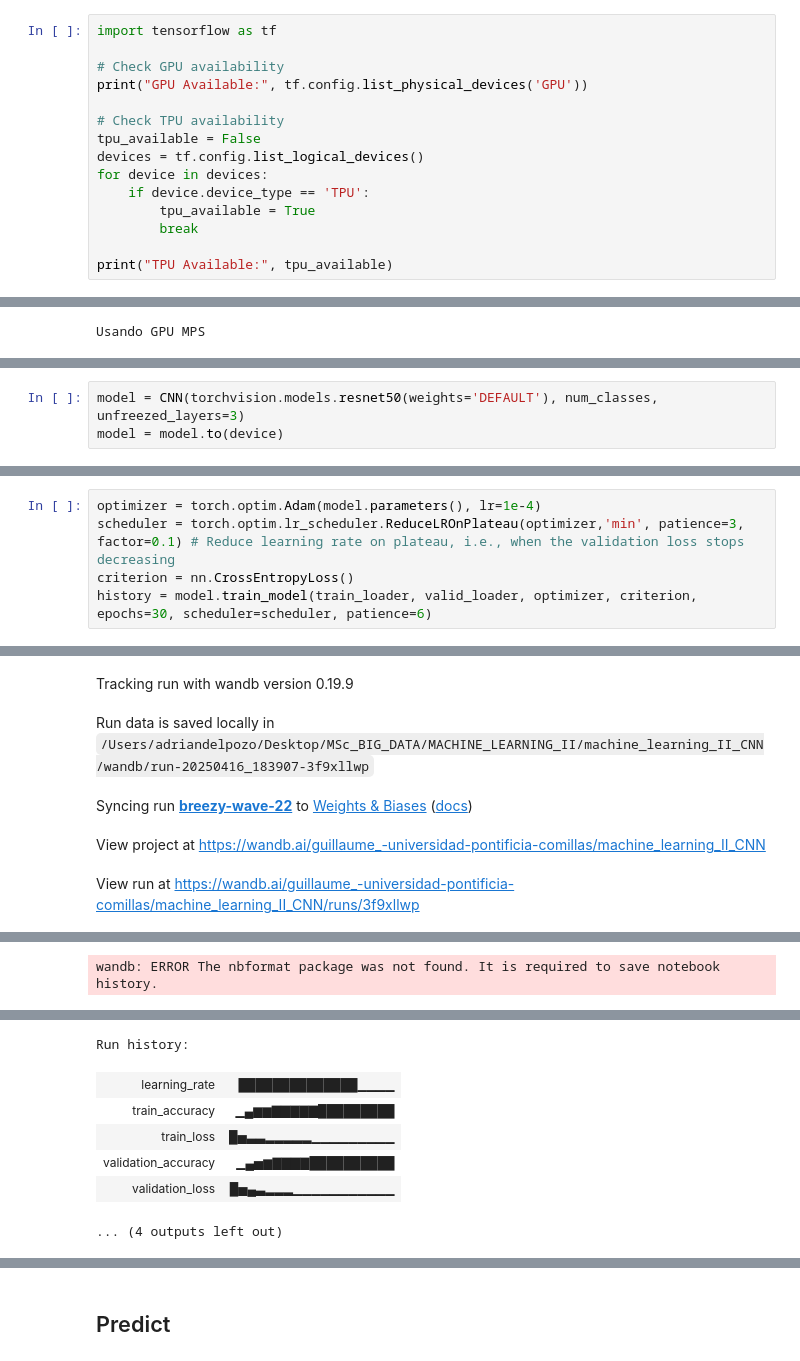
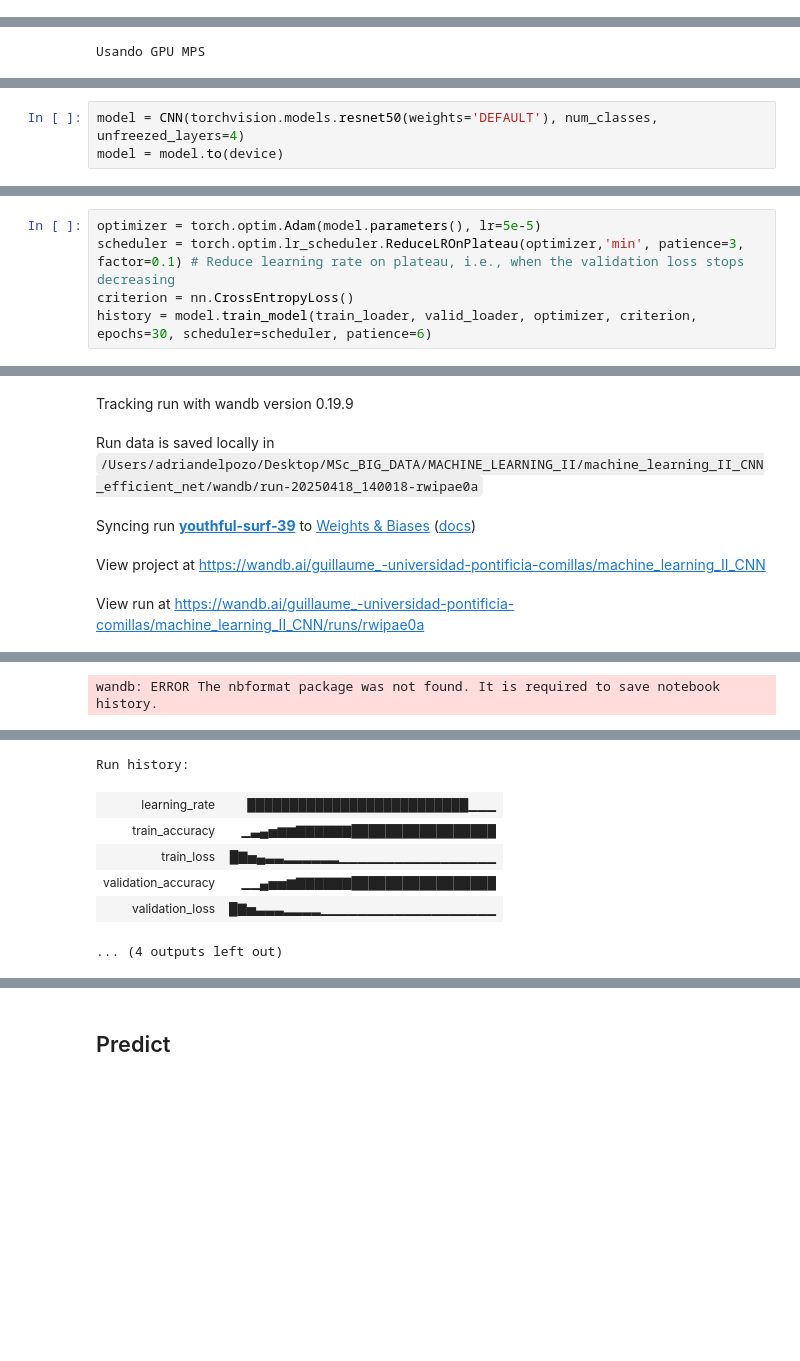
Before and after one commit to adriangustavodelpozomartin/machine_learning_II_CNN, a Jupyter notebook: 03TransferLearning_def.ipynb, the cells around one changed output, grey strips where cells are left out. Drawn from its saved outputs; the diff is of its cells as text; blank space fills up the shorter version.

Commit message:
2_unfreezed_layers_lr_5e-5

```diff
--- a/03TransferLearning_def.ipynb
+++ b/03TransferLearning_def.ipynb
@@ -4,18 +4,3 @@
 <img src ="embedded-picture-1" width=300 px>
 
 ***
-# %%
-import tensorflow as tf
-
-# Check GPU availability
-print("GPU Available:", tf.config.list_physical_devices('GPU'))
-
-# Check TPU availability
-tpu_available = False
-devices = tf.config.list_logical_devices()
-for device in devices:
-    if device.device_type == 'TPU':
-        tpu_available = True
-        break
-
-print("TPU Available:", tpu_available)
@@ -159,7 +141,7 @@ layer4.2.relu                            → ReLU(inplace=True)
 avgpool                                  → AdaptiveAvgPool2d(output_size=(1, 1))
 fc                                       → Linear(in_features=2048, out_features=1000, bias=True)
 # %%
-model = CNN(torchvision.models.resnet50(weights='DEFAULT'), num_classes, unfreezed_layers=3)
+model = CNN(torchvision.models.resnet50(weights='DEFAULT'), num_classes, unfreezed_layers=4)
 model = model.to(device)
 # %%
 
@@ -185,7 +167,7 @@ fc.0.bias                                                    -> requires_grad=Tr
 fc.3.weight                                                  -> requires_grad=True
 fc.3.bias                                                    -> requires_grad=True
 # %%
-optimizer = torch.optim.Adam(model.parameters(), lr=1e-4)
+optimizer = torch.optim.Adam(model.parameters(), lr=5e-5)
 scheduler = torch.optim.lr_scheduler.ReduceLROnPlateau(optimizer,'min', patience=3, factor=0.1) # Reduce learning rate on plateau, i.e., when the validation loss stops decreasing
 criterion = nn.CrossEntropyLoss()
 history = model.train_model(train_loader, valid_loader, optimizer, criterion, epochs=30, scheduler=scheduler, patience=6)
@@ -200,7 +176,7 @@ wandb: Appending key for api.wandb.ai to your netrc file: /Users/adriandelpozo/.
 wandb: Currently logged in as: adriangustavodelpozo (guillaume_-universidad-pontificia-comillas) to https://api.wandb.ai. Use `wandb login --relogin` to force relogin
 wandb: WARNING Using a boolean value for 'reinit' is deprecated. Use 'return_previous' or 'finish_previous' instead.
 Tracking run with wandb version 0.19.9
-Run data is saved locally in /Users/adriandelpozo/Desktop/MSc_BIG_DATA/MACHINE_LEARNING_II/machine_learning_II_CNN/wandb/run-20250416_183907-3f9xllwp
+Run data is saved locally in /Users/adriandelpozo/Desktop/MSc_BIG_DATA/MACHINE_LEARNING_II/machine_learning_II_CNN_efficient_net/wandb/run-20250418_140018-rwipae0a
-Syncing run breezy-wave-22 to Weights & Biases (docs)
+Syncing run youthful-surf-39 to Weights & Biases (docs)
 View project at https://wandb.ai/guillaume_-universidad-pontificia-comillas/machine_learning_II_CNN
-View run at https://wandb.ai/guillaume_-universidad-pontificia-comillas/machine_learning_II_CNN/runs/3f9xllwp
+View run at https://wandb.ai/guillaume_-universidad-pontificia-comillas/machine_learning_II_CNN/runs/rwipae0a
@@ -226,10 +202,10 @@ Epoch 18/30 - Validation Loss: 1.8915, Validation Accuracy: 0.9287
 Early stopping triggered.
 [interactive output not drawn]
 Run history:
-| learning_rate | ██████████████▁▁▁▁ |
-| train_accuracy | ▁▄▆▆▇▇▇▇▇█████████ |
-| train_loss | █▅▃▃▂▂▂▂▂▁▁▁▁▁▁▁▁▁ |
-| validation_accuracy | ▁▄▅▆▇▇▇▇██████████ |
-| validation_loss | █▅▄▃▂▂▂▁▁▁▁▁▁▁▁▁▁▁ |
+| learning_rate | ██████████████████████████▁▁▁ |
+| train_accuracy | ▁▃▄▅▆▆▇▇▇▇▇▇█████████████████ |
+| train_loss | █▇▅▄▃▃▂▂▂▂▂▂▁▁▁▁▁▁▁▁▁▁▁▁▁▁▁▁▁ |
+| validation_accuracy | ▁▁▄▅▅▆▇▇▇▇▇▇█████████████████ |
+| validation_loss | █▇▅▃▃▃▂▂▂▂▁▁▁▁▁▁▁▁▁▁▁▁▁▁▁▁▁▁▁ |
 ... (4 outputs left out)
 # %%
```
Also changed, not shown: parts of 7 cells of this notebook, 13 other files.
